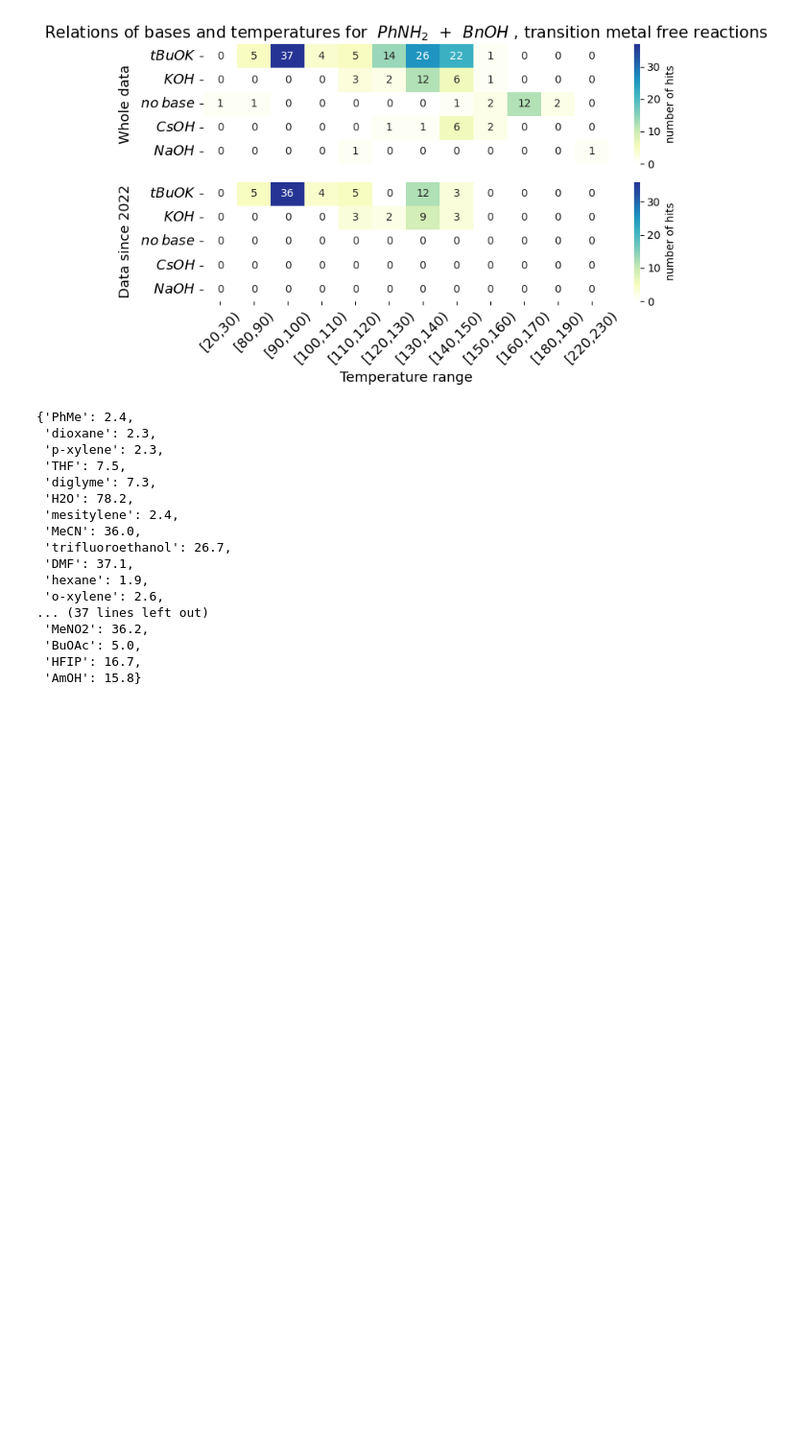
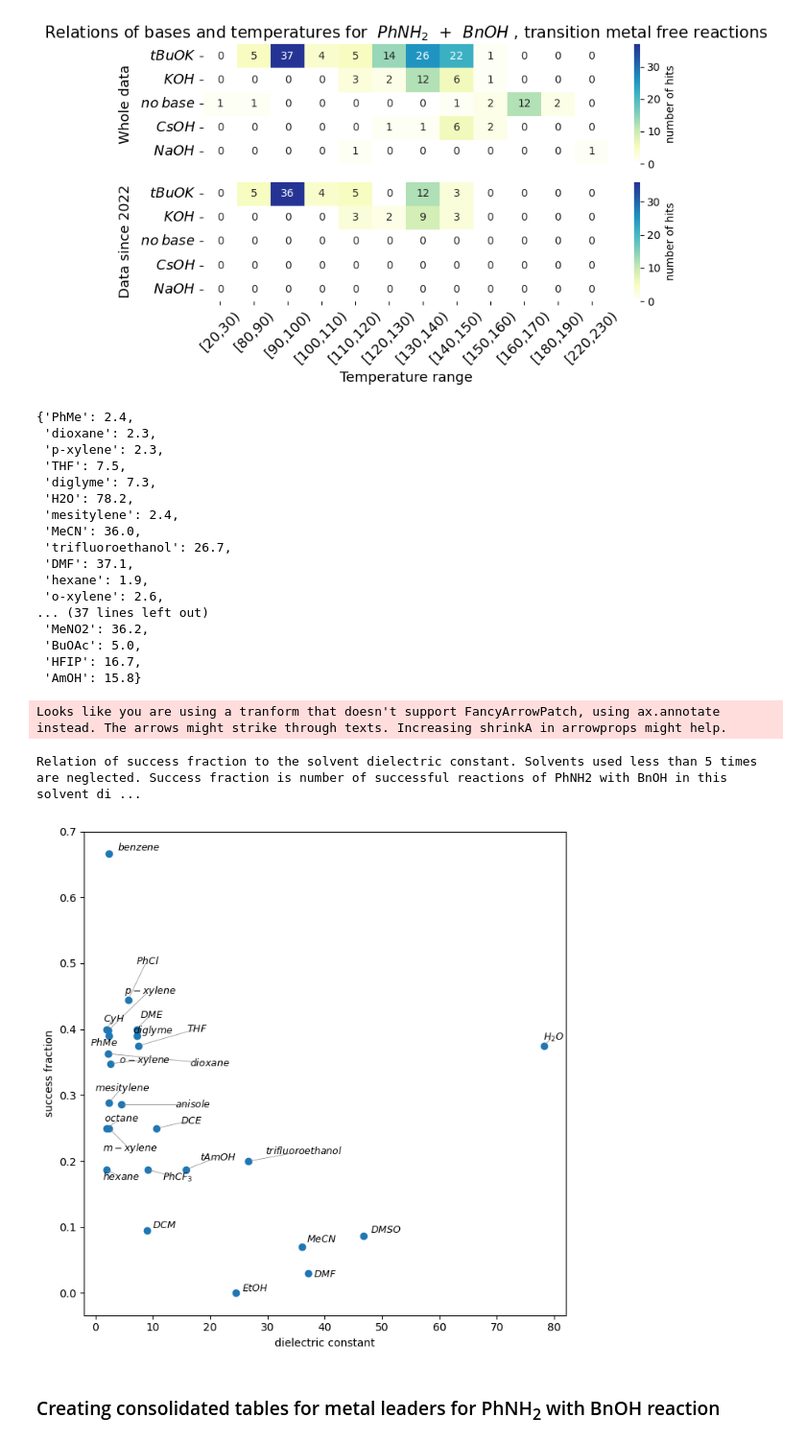
Before and after one commit to Oleafan/borrowing_hydrogen_amination_with_amines_and_nitro, a Jupyter notebook: trends_hb_nitro.ipynb, the cells around one changed output. Shown at 96% size. Cells and saved outputs as stored; diff of their text form; code cells hidden in the pictures; blank space fills up the shorter version.

```diff
--- a/trends_hb_nitro.ipynb
+++ b/trends_hb_nitro.ipynb
@@ -639,3 +668,39 @@ pf.solvent_diel_const #This is a dict for the solvent dielectric constants
  'BuOAc': 5.0,
  'HFIP': 16.7,
  'AmOH': 15.8}
+# %%
+solv_df = pd.crosstab(df_opt['solvent'], df_opt['success'])
+solv_df['total'] = solv_df.apply(lambda x: x[True] + x[False], axis = 1)
+solv_df['diel_const'] = solv_df.index.map(pf.solvent_diel_const)
+
+solv_df = solv_df.sort_values(by = 'total', ascending = False).reset_index()
+solv_df_plot = solv_df[solv_df['total'] > 5].dropna(subset = 'diel_const')
+plt.figure(figsize = (7,7))
+plt.plot(solv_df_plot['diel_const'],solv_df_plot[True]/solv_df_plot['total'], 'o')
+plt.xlabel('dielectric constant')
+plt.ylabel('success fraction')
+
+texts = []
+for _, row in solv_df_plot.iterrows():
+    texts.append(plt.text(row['diel_const'],
+                         row[True]/row['total'],
+                         pf.to_chem(row['solvent']),
+                         fontsize=9))
+
+# Автоматически корректируем положение подписей
+adjust_text(texts,
+            arrowprops=dict(arrowstyle='-', color='gray', lw=0.5),
+            expand_points=(1.2, 1.2),
+            expand_text=(1.2, 1.2),
+            force_text=(0.5, 0.8),
+            force_points=(0.2, 0.5))
+
+plt.tight_layout()
+print('Relation of success fraction to the solvent dielectric constant. Solvents used less than 5 times are neglected. Success fraction is number of successful reactions of PhNH2 with BnOH in this solvent divided by the total number of reactions of these substrates in this solvent.')
+plt.show()
+# %% [output]
+Looks like you are using a tranform that doesn't support FancyArrowPatch, using ax.annotate instead. The arrows might strike through texts. Increasing shrinkA in arrowprops might help.
+Relation of success fraction to the solvent dielectric constant. Solvents used less than 5 times are neglected. Success fraction is number of successful reactions of PhNH2 with BnOH in this solvent di ...
+[figure, added]
+# %% [markdown]
+### Creating consolidated tables for metal leaders for PhNH<sub>2</sub> with BnOH reaction
```
Also changed, not shown: parts of 52 cells of this notebook, 9 other files.
